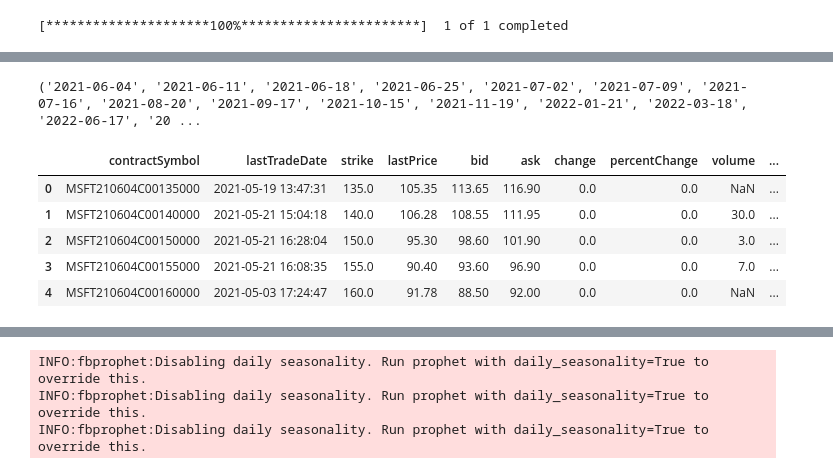
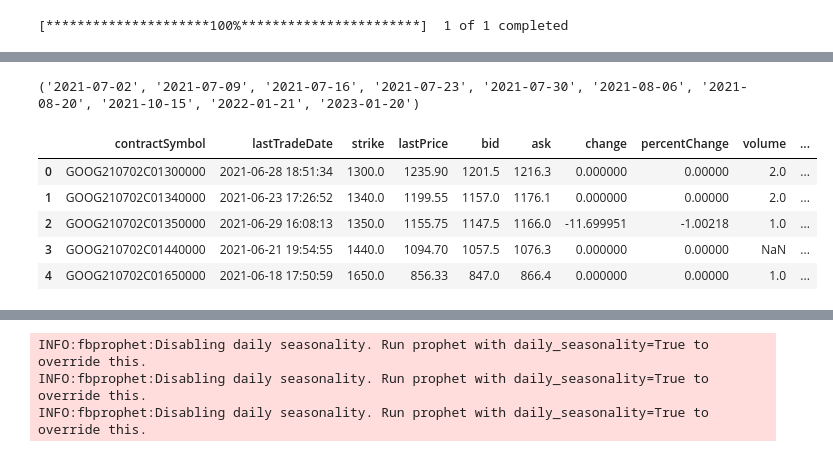
Before and after one commit to lucasdmoyer/two-dolla, a Jupyter notebook: Option Pricing.ipynb, the cells around one changed output, grey strips where cells are left out. Saved outputs shown, nothing was run; the diff lists cells and outputs as text; code cells hidden in the pictures.

```diff
--- a/Option Pricing.ipynb
+++ b/Option Pricing.ipynb
@@ -211,23 +241,30 @@ opt = msft.option_chain('2021-05-28')
 # %%
-msft = yf.Ticker("MSFT")
-opt = msft.option_chain(msft.options[0])
-DF_calls, DF_puts = msft.option_chain(msft.options[0]) # returns 2 DataFrames
-print(msft.options)
-DF_calls
+# msft = yf.Ticker("MSFT")
+# opt = msft.option_chain(msft.options[0])
+# DF_calls, DF_puts = msft.option_chain(msft.options[0]) # returns 2 DataFrames
+# print(msft.options)
+# DF_calls
 
 
 def getOptionValues(ticker, date):
     data = yf.Ticker(ticker)
     DF_calls, DF_puts = data.option_chain(msft.options[0]) # returns 2 DataFrames
     return DF_calls, DF_puts
 
-calls, puts = getOptionValues("MSFT", msft.options[0])
+def getOptionDates(ticker):
+    data = yf.Ticker(ticker)
+    return data.options
+
+print(getOptionDates('MMM'))
+ticker = 'GOOG'
+dates = getOptionDates(ticker)
+calls, puts = getOptionValues(ticker, dates[0])
 calls.head()
 # %% [output]
-('2021-06-04', '2021-06-11', '2021-06-18', '2021-06-25', '2021-07-02', '2021-07-09', '2021-07-16', '2021-08-20', '2021-09-17', '2021-10-15', '2021-11-19', '2022-01-21', '2022-03-18', '2022-06-17', '20 ...
+('2021-07-02', '2021-07-09', '2021-07-16', '2021-07-23', '2021-07-30', '2021-08-06', '2021-08-20', '2021-10-15', '2022-01-21', '2023-01-20')
 |  | contractSymbol | lastTradeDate | strike | lastPrice | bid | ask | change | percentChange | volume | ... |
-| 0 | MSFT210604C00135000 | 2021-05-19 13:47:31 | 135.0 | 105.35 | 113.65 | 116.90 | 0.0 | 0.0 | NaN | ... |
-| 1 | MSFT210604C00140000 | 2021-05-21 15:04:18 | 140.0 | 106.28 | 108.55 | 111.95 | 0.0 | 0.0 | 30.0 | ... |
-| 2 | MSFT210604C00150000 | 2021-05-21 16:28:04 | 150.0 | 95.30 | 98.60 | 101.90 | 0.0 | 0.0 | 3.0 | ... |
-| 3 | MSFT210604C00155000 | 2021-05-21 16:08:35 | 155.0 | 90.40 | 93.60 | 96.90 | 0.0 | 0.0 | 7.0 | ... |
-| 4 | MSFT210604C00160000 | 2021-05-03 17:24:47 | 160.0 | 91.78 | 88.50 | 92.00 | 0.0 | 0.0 | NaN | ... |
+| 0 | GOOG210702C01300000 | 2021-06-28 18:51:34 | 1300.0 | 1235.90 | 1201.5 | 1216.3 | 0.000000 | 0.00000 | 2.0 | ... |
+| 1 | GOOG210702C01340000 | 2021-06-23 17:26:52 | 1340.0 | 1199.55 | 1157.0 | 1176.1 | 0.000000 | 0.00000 | 2.0 | ... |
+| 2 | GOOG210702C01350000 | 2021-06-29 16:08:13 | 1350.0 | 1155.75 | 1147.5 | 1166.0 | -11.699951 | -1.00218 | 1.0 | ... |
+| 3 | GOOG210702C01440000 | 2021-06-21 19:54:55 | 1440.0 | 1094.70 | 1057.5 | 1076.3 | 0.000000 | 0.00000 | NaN | ... |
+| 4 | GOOG210702C01650000 | 2021-06-18 17:50:59 | 1650.0 | 856.33 | 847.0 | 866.4 | 0.000000 | 0.00000 | 1.0 | ... |
```
Also changed, not shown: parts of 14 cells of this notebook, 9 other files.
